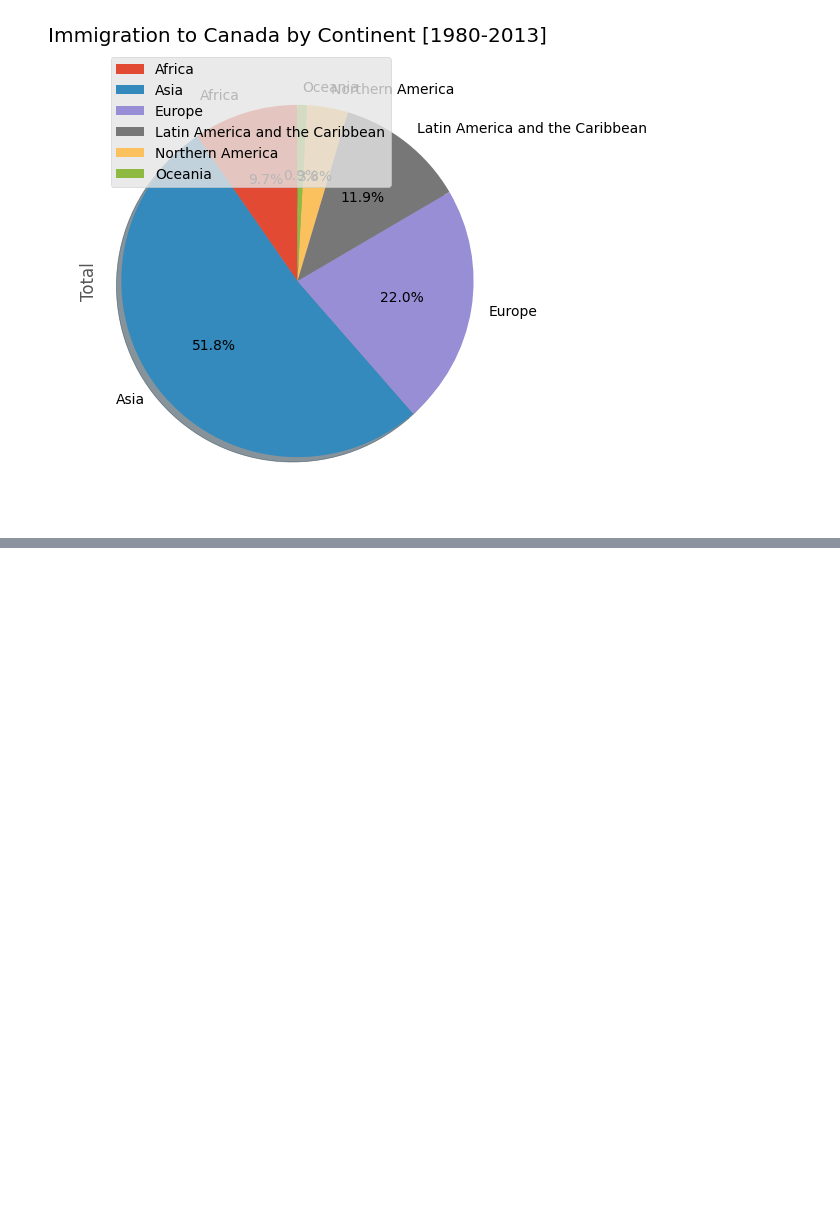
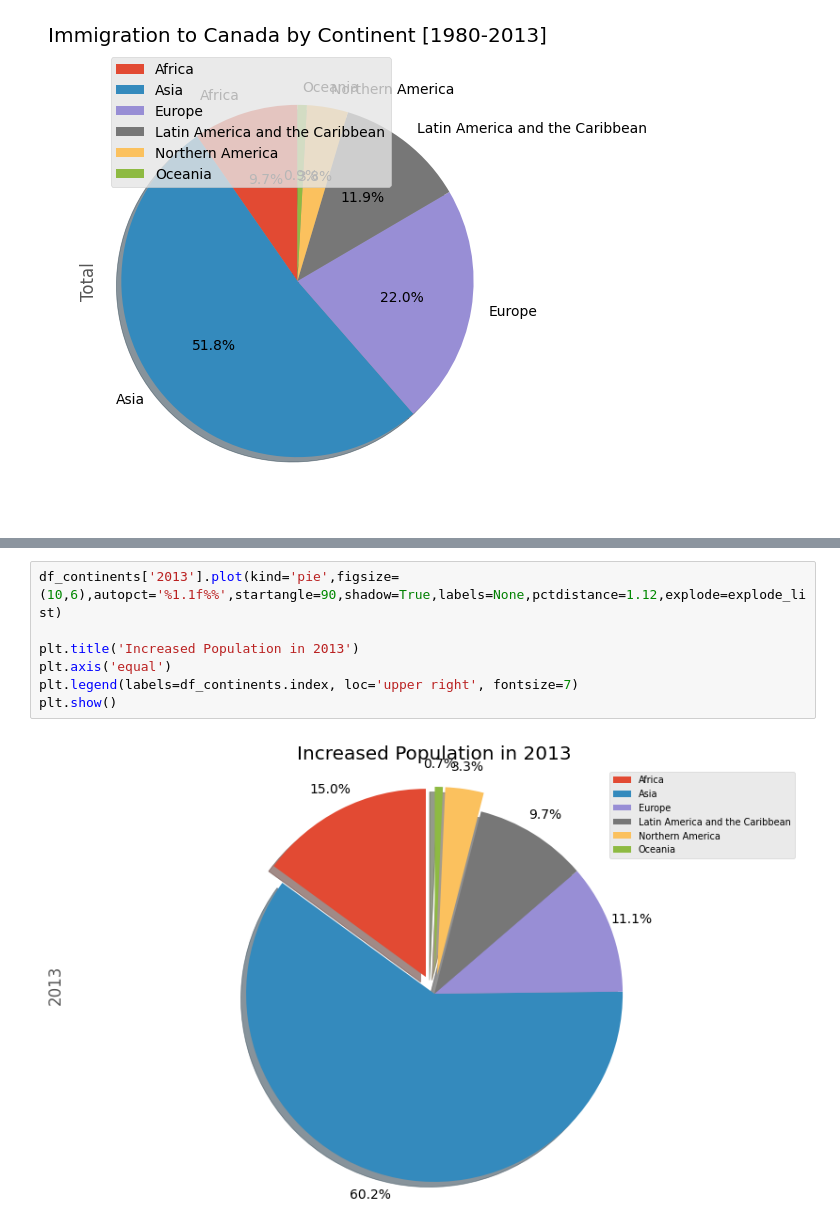
Before and after one commit to Rohit-03-19/DATA-SCIENCE, a Jupyter notebook: Learnings/Data Visualization/Pie Charts, Box Plots, Scatter Plots, and Bubble Plots.ipynb, the cells around one changed output, grey strips where cells are left out. Cells and saved outputs as stored; diff of their text form; blank space fills up the shorter version.

```diff
--- a/Learnings/Data Visualization/Pie Charts, Box Plots, Scatter Plots, and Bubble Plots.ipynb
+++ b/Learnings/Data Visualization/Pie Charts, Box Plots, Scatter Plots, and Bubble Plots.ipynb
@@ -104,0 +105,9 @@ plt.show()
+# %%
+df_continents['2013'].plot(kind='pie',figsize=(10,6),autopct='%1.1f%%',startangle=90,shadow=True,labels=None,pctdistance=1.12,explode=explode_list)
+
+plt.title('Increased Population in 2013')
+plt.axis('equal')
+plt.legend(labels=df_continents.index, loc='upper right', fontsize=7)
+plt.show()
+# %% [output]
+[figure, added]
```
Also changed, not shown: parts of 1 cell of this notebook.
